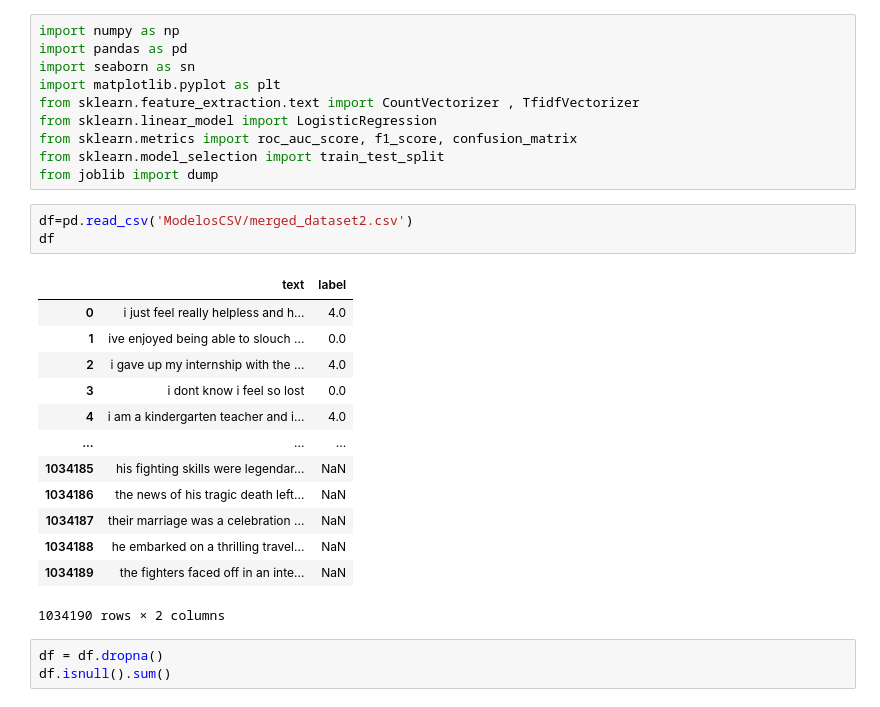
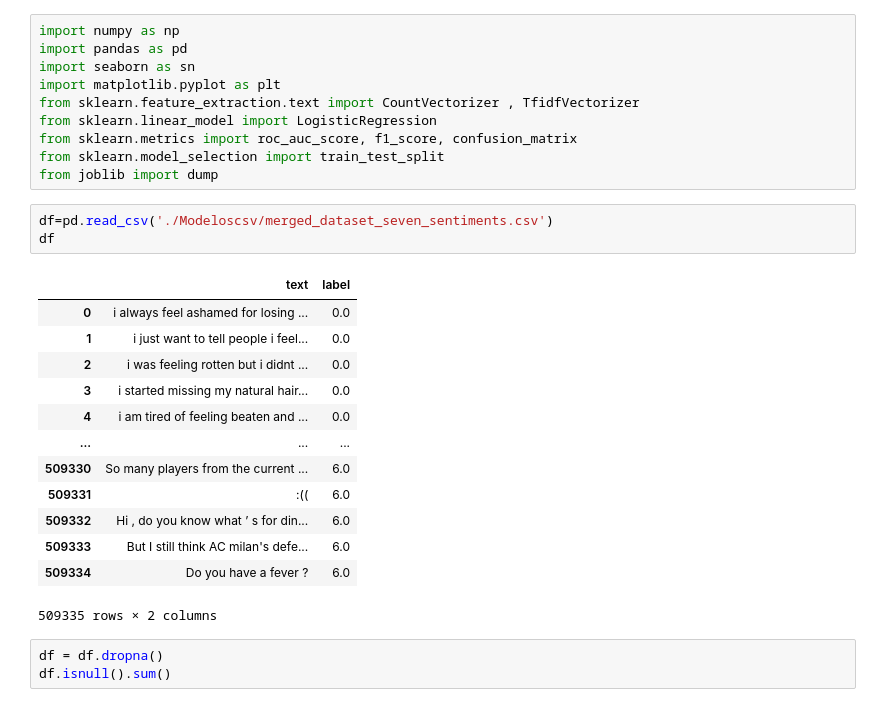
Before and after one commit to Home-group-2-AI-Project/Ai_Project, a Jupyter notebook: AITraining/Model_training.ipynb, the cells around one changed output. Cells and saved outputs as stored; diff of their text form.

Commit message:
Update training model notebook

```diff
--- a/AITraining/Model_training.ipynb
+++ b/AITraining/Model_training.ipynb
@@ -14,22 +15,22 @@ from sklearn.metrics import roc_auc_score, f1_score, confusion_matrix
 from sklearn.model_selection import train_test_split
 from joblib import dump
 # %%
-df=pd.read_csv('ModelosCSV/merged_dataset2.csv')
+df=pd.read_csv('./Modeloscsv/merged_dataset_seven_sentiments.csv')
 df
 # %% [output]
 |  | text | label |
-| 0 | i just feel really helpless and h... | 4.0 |
-| 1 | ive enjoyed being able to slouch ... | 0.0 |
-| 2 | i gave up my internship with the ... | 4.0 |
-| 3 | i dont know i feel so lost | 0.0 |
-| 4 | i am a kindergarten teacher and i... | 4.0 |
+| 0 | i always feel ashamed for losing ... | 0.0 |
+| 1 | i just want to tell people i feel... | 0.0 |
+| 2 | i was feeling rotten but i didnt ... | 0.0 |
+| 3 | i started missing my natural hair... | 0.0 |
+| 4 | i am tired of feeling beaten and ... | 0.0 |
 | ... | ... | ... |
-| 1034185 | his fighting skills were legendar... | NaN |
-| 1034186 | the news of his tragic death left... | NaN |
-| 1034187 | their marriage was a celebration ... | NaN |
-| 1034188 | he embarked on a thrilling travel... | NaN |
-| 1034189 | the fighters faced off in an inte... | NaN |
+| 509330 | So many players from the current ... | 6.0 |
+| 509331 | :(( | 6.0 |
+| 509332 | Hi , do you know what ’ s for din... | 6.0 |
+| 509333 | But I still think AC milan's defe... | 6.0 |
+| 509334 | Do you have a fever ? | 6.0 |
-1034190 rows × 2 columns
+509335 rows × 2 columns
 # %%
 df = df.dropna()
 df.isnull().sum()
```
Also changed, not shown: parts of 29 cells of this notebook, 2 other files.
